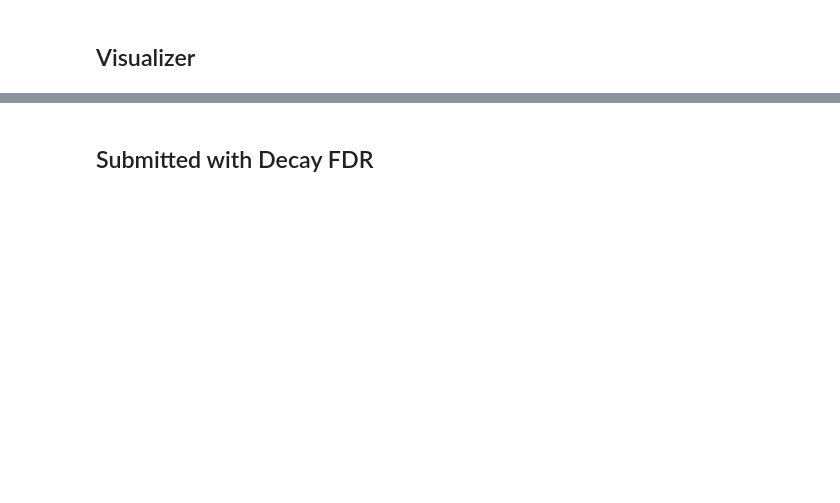
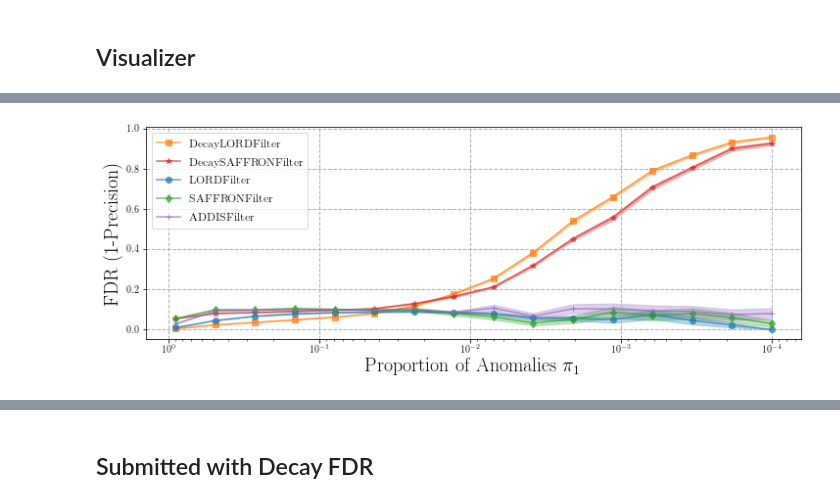
Before and after one commit to qrebjock/fdrc_anomaly_detection_cde, a Jupyter notebook: notebooks/experiment1_visualizer.py.ipynb, the cells around one changed output, grey strips where cells are left out. Drawn from its saved outputs; the diff is of its cells as text; code cells hidden in the pictures; blank space fills up the shorter version.

```diff
--- a/notebooks/experiment1_visualizer.py.ipynb
+++ b/notebooks/experiment1_visualizer.py.ipynb
@@ -50,0 +22,4 @@ fig.savefig(str(figure_dir / "fig3.pdf"), format='pdf', dpi=1200)
+# %%
+make_fdr_curve(recipe, results)
+# %% [output]
+[figure, added]
```
Also changed, not shown: parts of 20 cells of this notebook, 29 other files.
